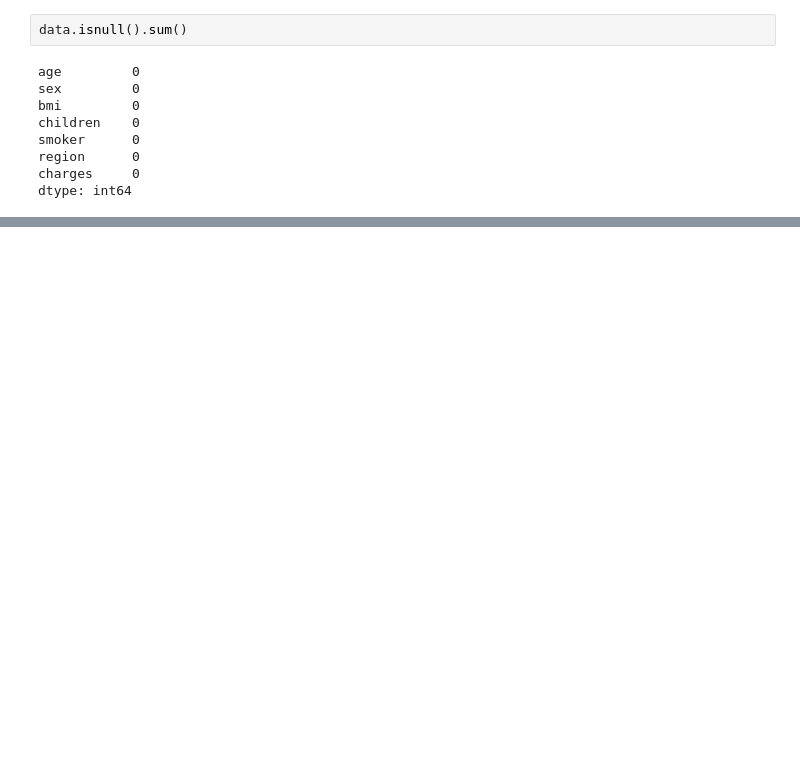
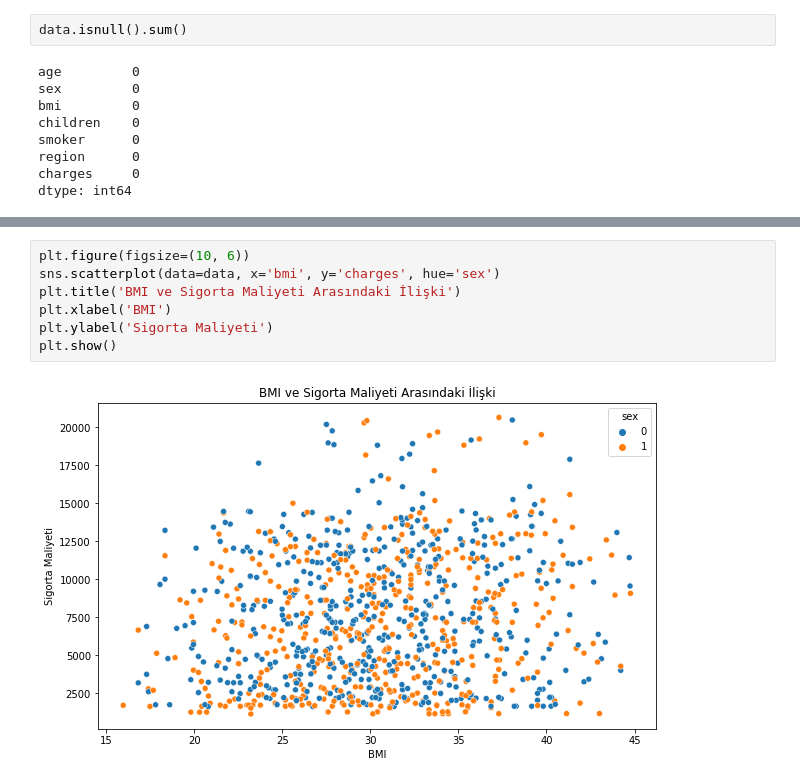
Before and after one commit to KaanAyduvan/Veri-madenciligi, a Jupyter notebook: Doğrusal Regresyon Çalışması/Regresyon.ipynb, the cells around one changed output, grey strips where cells are left out. Saved outputs shown, nothing was run; the diff lists cells and outputs as text; blank space fills up the shorter version.

```diff
--- a/Doğrusal Regresyon Çalışması/Regresyon.ipynb
+++ b/Doğrusal Regresyon Çalışması/Regresyon.ipynb
@@ -115,0 +168,9 @@ Name: charges, dtype: float64
+# %%
+plt.figure(figsize=(10, 6))
+sns.scatterplot(data=data, x='bmi', y='charges', hue='sex')
+plt.title('BMI ve Sigorta Maliyeti Arasındaki İlişki')
+plt.xlabel('BMI')
+plt.ylabel('Sigorta Maliyeti')
+plt.show()
+# %% [output]
+[figure, added]
```
Also changed, not shown: parts of 40 cells of this notebook, 1 other file.
